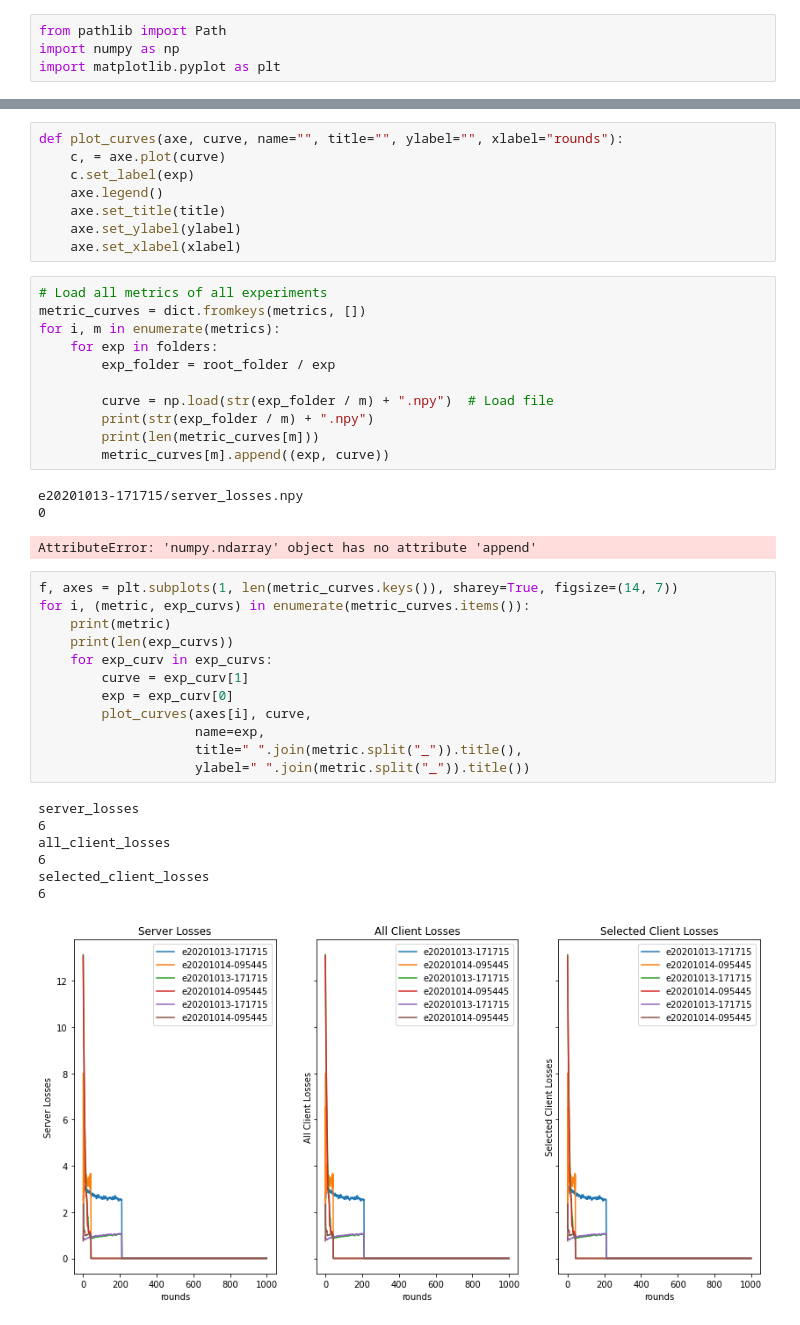
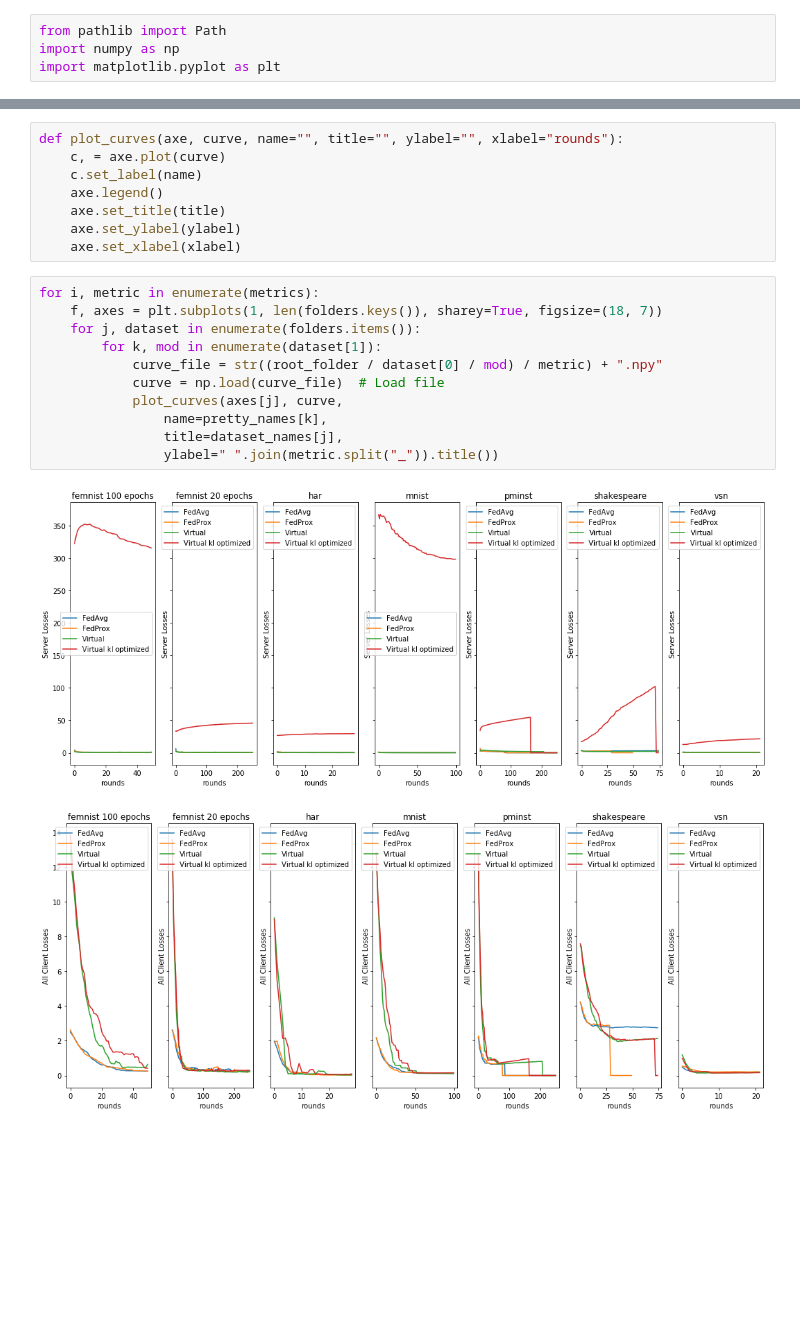
Before and after one commit to lucori/virtual, a Jupyter notebook: tff_plots.ipynb, the cells around one changed output, grey strips where cells are left out. Drawn from its saved outputs; the diff is of its cells as text; blank space fills up the shorter version.

Commit message:
plots first draft

```diff
--- a/tff_plots.ipynb
+++ b/tff_plots.ipynb
@@ -10,43 +43,22 @@ metrics = ["server_losses", "all_client_losses", "selected_client_losses"]
 # %%
 def plot_curves(axe, curve, name="", title="", ylabel="", xlabel="rounds"):
     c, = axe.plot(curve)
-    c.set_label(exp)
+    c.set_label(name)
     axe.legend()
     axe.set_title(title)
     axe.set_ylabel(ylabel)
     axe.set_xlabel(xlabel)
-# %%
-# Load all metrics of all experiments
-metric_curves = dict.fromkeys(metrics, [])
-for i, m in enumerate(metrics):
-    for exp in folders:
-        exp_folder = root_folder / exp
-
-        curve = np.load(str(exp_folder / m) + ".npy")  # Load file
-        print(str(exp_folder / m) + ".npy")
-        print(len(metric_curves[m]))
-        metric_curves[m].append((exp, curve))
-# %% [output]
-e20201013-171715/server_losses.npy
-0
-AttributeError: 'numpy.ndarray' object has no attribute 'append'
 # %%
-f, axes = plt.subplots(1, len(metric_curves.keys()), sharey=True, figsize=(14, 7))
-for i, (metric, exp_curvs) in enumerate(metric_curves.items()):
-    print(metric)
-    print(len(exp_curvs))
-    for exp_curv in exp_curvs:
-        curve = exp_curv[1]
-        exp = exp_curv[0]
-        plot_curves(axes[i], curve,
-                    name=exp,
-                    title=" ".join(metric.split("_")).title(),
-                    ylabel=" ".join(metric.split("_")).title())
+for i, metric in enumerate(metrics):
+    f, axes = plt.subplots(1, len(folders.keys()), sharey=True, figsize=(18, 7))
+    for j, dataset in enumerate(folders.items()):
+        for k, mod in enumerate(dataset[1]):
+            curve_file = str((root_folder / dataset[0] / mod) / metric) + ".npy"
+            curve = np.load(curve_file)  # Load file
+            plot_curves(axes[j], curve,
+                name=pretty_names[k],
+                title=dataset_names[j],
+                ylabel=" ".join(metric.split("_")).title())
 # %% [output]
-server_losses
-6
-all_client_losses
-6
-selected_client_losses
-6
-[figure, old version]
+[figure, new version]
+[figure, added]
```
Also changed, not shown: parts of 4 cells of this notebook, 1 other file.
